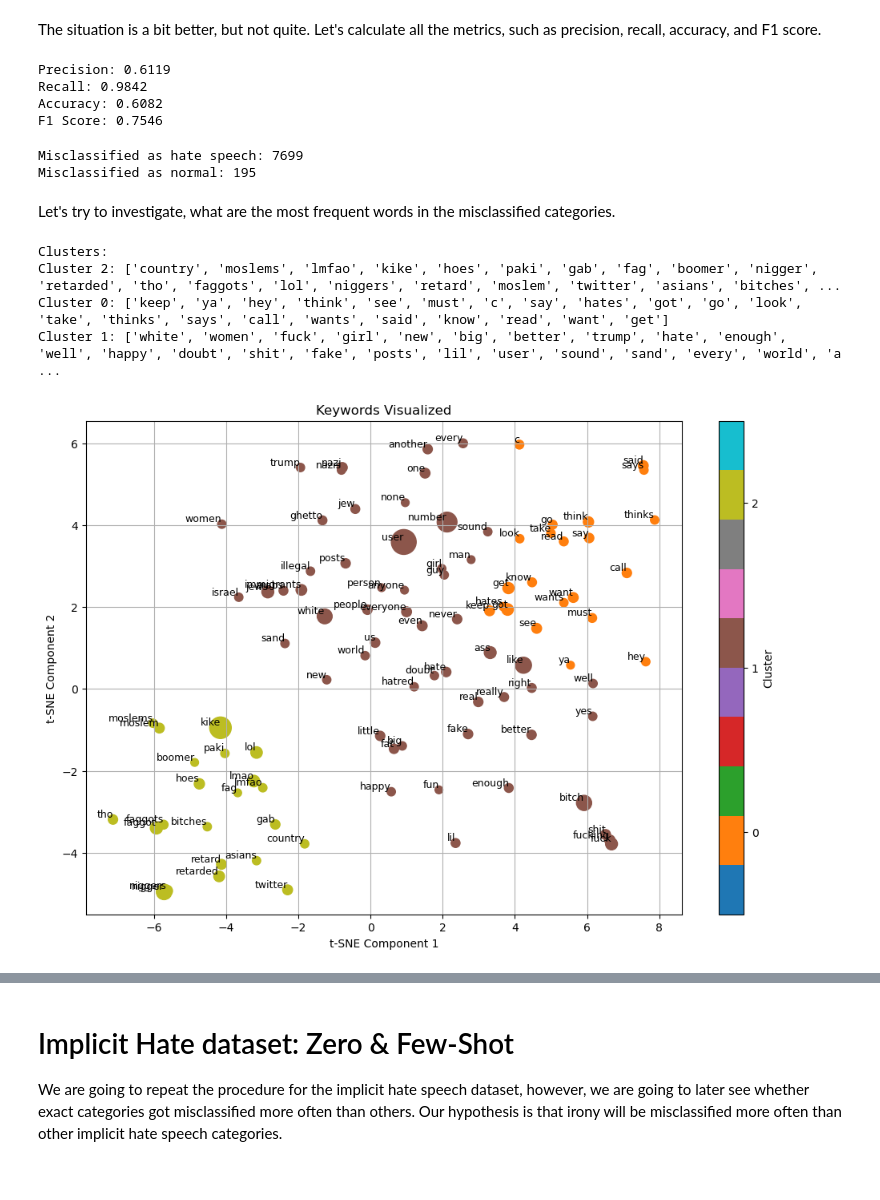
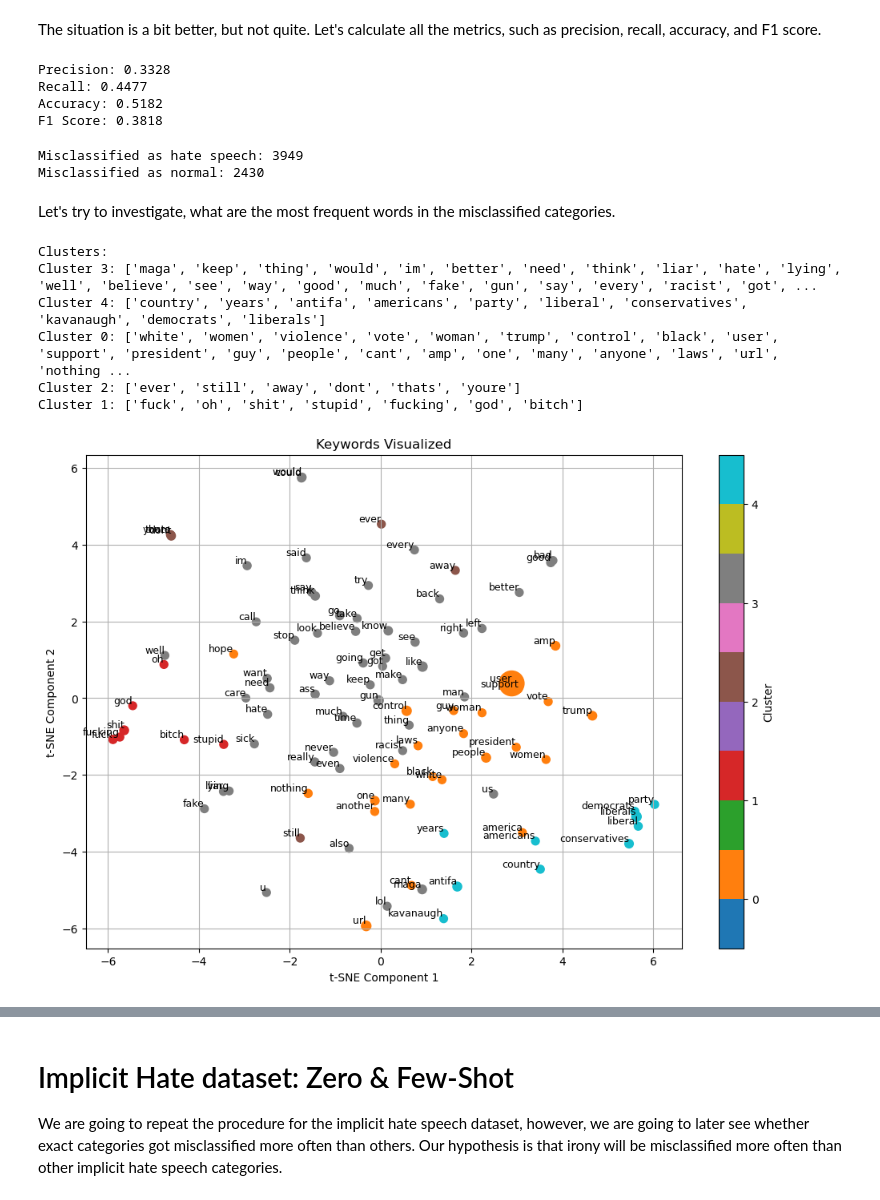
Before and after one commit to yan-vei/align-toxicity, a Jupyter notebook: explore_labels.ipynb, the cells around one changed output, grey strips where cells are left out. Cells and saved outputs as stored; diff of their text form; code cells hidden in the pictures.

Commit message:
add additional plots

```diff
--- a/explore_labels.ipynb
+++ b/explore_labels.ipynb
@@ -27,8 +27,8 @@ We will start with the HateXplain dataset.
 # %%
 # Select the correct model
 
-model = "hatebert"
-dataset = "hatexplain"
+model = "llama"
+dataset = "offenseval_implicit"
 # %%
 results = pd.read_json('results/' + model + '/' + dataset + '.json')
 results.head()
@@ -176,18 +183,18 @@ print(f"Recall: {recall:.4f}")
 print(f"Accuracy: {accuracy:.4f}")
 print(f"F1 Score: {f1:.4f}")
 # %% [output]
-Precision: 0.6119
-Recall: 0.9842
-Accuracy: 0.6082
-F1 Score: 0.7546
+Precision: 0.3328
+Recall: 0.4477
+Accuracy: 0.5182
+F1 Score: 0.3818
 # %%
 misclassified_normal = misclassified_clean_rows[misclassified_clean_rows['predicted_label'] == 1] # Normal speech mistaken for hate
 undetected_hate = misclassified_clean_rows[misclassified_clean_rows['predicted_label'] == 0] # Hate mistaken for normal speech
 
 print(f'Misclassified as hate speech: {len(misclassified_normal)}\nMisclassified as normal: {len(undetected_hate)}')
 # %% [output]
-Misclassified as hate speech: 7699
-Misclassified as normal: 195
+Misclassified as hate speech: 3949
+Misclassified as normal: 2430
 # %% [markdown]
 Let's try to investigate, what are the most frequent words in the misclassified categories.
 # %%
@@ -269,17 +276,19 @@ def plot_clusters(top_words, words, tokenizer, model, num_clusters=3):
 # %%
 tokenizer = BertTokenizer.from_pretrained('bert-base-uncased')
 bert_model = BertModel.from_pretrained('bert-base-uncased')
 
 top_words = get_top_words(undetected_hate, 100)
 words = list(set(top_words.keys()))
 
-plot_clusters(top_words, words, tokenizer, bert_model, 3)
+plot_clusters(top_words, words, tokenizer, bert_model, 5)
 # %% [output]
 Clusters:
-Cluster 2: ['country', 'moslems', 'lmfao', 'kike', 'hoes', 'paki', 'gab', 'fag', 'boomer', 'nigger', 'retarded', 'tho', 'faggots', 'lol', 'niggers', 'retard', 'moslem', 'twitter', 'asians', 'bitches', ...
-Cluster 0: ['keep', 'ya', 'hey', 'think', 'see', 'must', 'c', 'say', 'hates', 'got', 'go', 'look', 'take', 'thinks', 'says', 'call', 'wants', 'said', 'know', 'read', 'want', 'get']
-Cluster 1: ['white', 'women', 'fuck', 'girl', 'new', 'big', 'better', 'trump', 'hate', 'enough', 'well', 'happy', 'doubt', 'shit', 'fake', 'posts', 'lil', 'user', 'sound', 'sand', 'every', 'world', 'a ...
+Cluster 3: ['maga', 'keep', 'thing', 'would', 'im', 'better', 'need', 'think', 'liar', 'hate', 'lying', 'well', 'believe', 'see', 'way', 'good', 'much', 'fake', 'gun', 'say', 'every', 'racist', 'got', ...
+Cluster 4: ['country', 'years', 'antifa', 'americans', 'party', 'liberal', 'conservatives', 'kavanaugh', 'democrats', 'liberals']
+Cluster 0: ['white', 'women', 'violence', 'vote', 'woman', 'trump', 'control', 'black', 'user', 'support', 'president', 'guy', 'people', 'cant', 'amp', 'one', 'many', 'anyone', 'laws', 'url', 'nothing ...
+Cluster 2: ['ever', 'still', 'away', 'dont', 'thats', 'youre']
+Cluster 1: ['fuck', 'oh', 'shit', 'stupid', 'fucking', 'god', 'bitch']
-[figure, old version]
+[figure, new version]
 # %%
 k = 100
 top_misclassified_normal = get_top_words(misclassified_normal, k)
```
Also changed, not shown: parts of 8 cells of this notebook.
